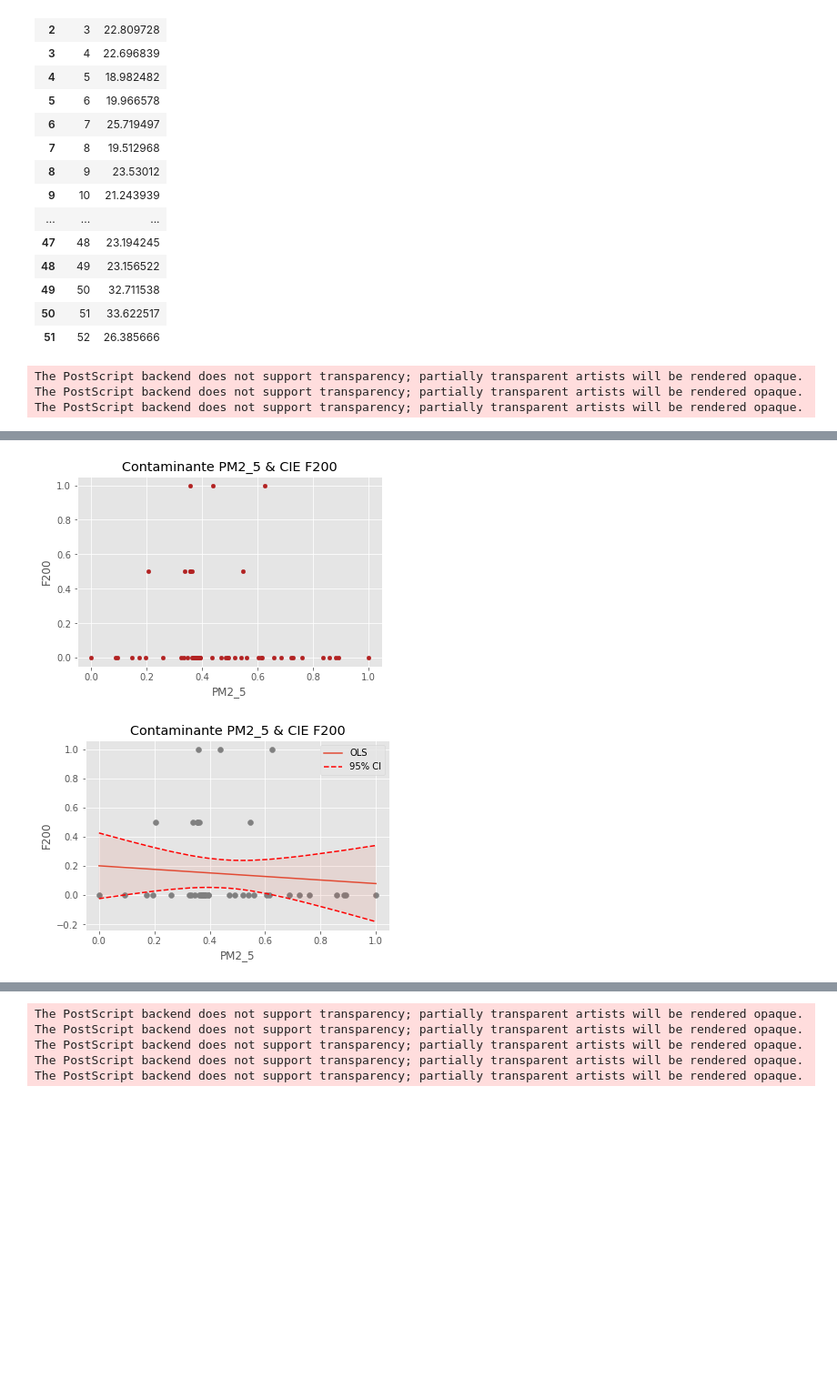
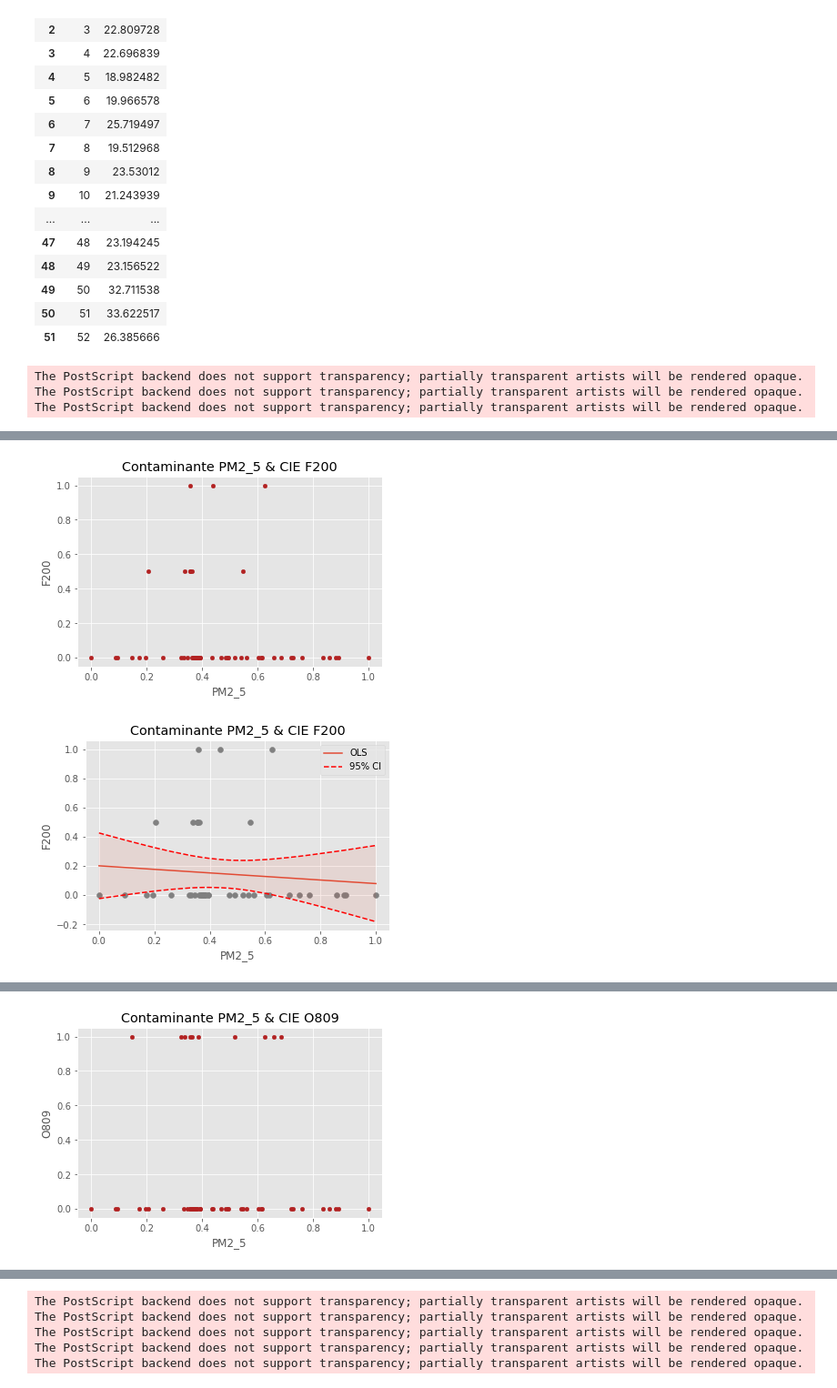
Before and after one commit to selenebpradop/relaciones-contaminantes-salud, a Jupyter notebook: Jupyter/regresion_lineal_PM2_5_egresos.ipynb, the cells around one changed output, grey strips where cells are left out. Shown at 91% size. Drawn from its saved outputs; the diff is of its cells as text; code cells hidden in the pictures; blank space fills up the shorter version.

```diff
--- a/Jupyter/regresion_lineal_PM2_5_egresos.ipynb
+++ b/Jupyter/regresion_lineal_PM2_5_egresos.ipynb
@@ -732,32 +693,28 @@ ciesaño = dataframeegresosaño.groupby(['DIAG_INI', 'sem']).count()
 
 # Se importan las librerias necesarias
 from sklearn import preprocessing
-import seaborn as sns
 import matplotlib.pyplot as plt
-import string
 # Preprocesado y modelado
 # ==============================================================================
 from scipy.stats import pearsonr
-from sklearn.linear_model import LinearRegression
 from sklearn.model_selection import train_test_split
-from sklearn.metrics import r2_score
 from sklearn.metrics import mean_squared_error
 import statsmodels.api as sm
-import statsmodels.formula.api as smf
 from matplotlib import style
+import latextable
+from texttable import Texttable
+
+
 # Configuración warnings
 # ==============================================================================
 import warnings
 warnings.filterwarnings('ignore')
-
 # Configuración matplotlib
 # ==============================================================================
 plt.rcParams['image.cmap'] = "bwr"
 #plt.rcParams['figure.dpi'] = "100"
 plt.rcParams['savefig.bbox'] = "tight"
 style.use('ggplot') or plt.style.use('ggplot')
-
-import numpy as np
 
 s_scaler = preprocessing.StandardScaler()
 # Se crea la lista 'ind' con los indices de las semanas empezando con el 1
@@ -766,18 +723,17 @@ n = len(semanas.index)
 for i in range (n):
     ind.append(i+1)
 
-# Se guardan las letras del abdcedario en mayusculas en la lista 'letras' para la agrupación de CIEs
-letras = []
-for letra in string.ascii_uppercase:
-    letras.append(str(letra))
 # Se inicia un contador para controlar la cantidad de graficos a generar
 cont = 0
 maximo = 5
 
+datatable = [['CIE', 'Correlación', 'R^2', 'Valor p', 'Error']]
 datacorr = []
 colors = []
 spoke_labels = []
-
+datacorrmult = []
+labels_reg_mult = []
+exclude_p = []
 # Proceso de generación de las figuras
 print('\n' + año)
 for name in diagnosticosaño.index:
@@ -790,17 +746,22 @@ for name in diagnosticosaño.index:
         for i in range (n):
             dataframegraficoañocontaminantecie[contaminante][i+1] = dataframesemanascontaminanteaño[contaminante][i]
         col_names = [contaminante, name]
+        dataframegraficoañocontaminantecie = dataframegraficoañocontaminantecie.fillna(0)
 
         # MODELO DE REGRESIÓN LINEAL
         # ==============================================================================
-        dataframegraficoañocontaminantecie = dataframegraficoañocontaminantecie.fillna(0)
+        datacie = []
+        for id in dataframegraficoañocontaminantecie.index:
+            datacie.append(dataframegraficoañocontaminantecie[name][id])
+        datacorrmult.append(datacie)
+        datatablecie = [col_names[1]]
         spoke_labels.append(col_names[1])
+        labels_reg_mult.append(col_names[1])
         datos = pd.DataFrame(dataframegraficoañocontaminantecie, columns=col_names)
         datos = (datos - datos.min()) / (datos.max() - datos.min())
         # Gráfico
         # ==============================================================================
         fig, ax = plt.subplots(figsize=(6, 3.84))
-
         datos.plot(
             x    = col_names[0],
             y    = col_names[1],
@@ -809,25 +770,19 @@ for name in diagnosticosaño.index:
             ax   = ax
         )
         ax.set_title('Contaminante ' + col_names[0] + ' & CIE ' + col_names[1])
-        print('\n\n Contaminante ' + col_names[0] + ' & CIE ' + col_names[1])
-
         # Correlación lineal entre las dos variables
         # ==============================================================================
-        corr_test = pearsonr(x = datos[col_names[0]].fillna(0), y =  datos[col_names[1]].fillna(0))
-        print("Coeficiente de correlación de Pearson: ", corr_test[0])
-        print("P-value: ", corr_test[1])
-
+        corr_test = pearsonr(x = datos[col_names[0]], y =  datos[col_names[1]])
+        datatablecie.append(str(corr_test[0]))
         datacorr.append(abs(corr_test[0]))
         if(corr_test[0] < 0):
             colors.append('r')
         else:
             colors.append('b')
-
         # División de los datos en train y test
         # ==============================================================================
-        X = datos[[col_names[0]]].fillna(0)
-        y = datos[col_names[1]].fillna(0)
-
+        X = datos[[col_names[0]]]
+        y = datos[col_names[1]]
         X_train, X_test, y_train, y_test = train_test_split(
             X.values.reshape(-1,1),
             y.values.reshape(-1,1),
@@ -835,38 +790,29 @@ for name in diagnosticosaño.index:
             random_state = 1234,
             shuffle      = True
         )
-
         X_train = sm.add_constant(X_train, prepend=True)
         modelo = sm.OLS(endog=y_train, exog=X_train)
         modelo = modelo.fit()
-        print(modelo.summary())
-
-        sml = modelo.summary().as_latex()
-        namefile = 'modelos_latex/' + 'regresion_lineal_' + col_names[0] + '&' + col_names[1] + '_' + año + '.tex'
-        f = open(namefile, 'w')
-        with open(namefile, 'w') as f:
-            f.write(sml)
-
+        datatablecie.append(str(modelo.rsquared))
+        datatablecie.append(str(modelo.pvalues[1]))
+        if(modelo.pvalues[1]>0.05):
+            exclude_p.append(col_names[1])
         # Intervalos de confianza para los coeficientes del modelo
         # # ==============================================================================
         modelo.conf_int(alpha=0.05)
-
         # Predicciones con intervalo de confianza del 95%
         # # ==============================================================================
         predicciones = modelo.get_prediction(exog = X_train).summary_frame(alpha=0.05)
         predicciones.head(4)
-
         # Predicciones con intervalo de confianza del 95%
         # ==============================================================================
         predicciones = modelo.get_prediction(exog = X_train).summary_frame(alpha=0.05)
         predicciones['x'] = X_train[:, 1]
         predicciones['y'] = y_train
         predicciones = predicciones.sort_values('x')
-
         # Gráfico del modelo
         # ==============================================================================
         fig, ax = plt.subplots(figsize=(6, 3.84))
-
         ax.set_title('Contaminante ' + col_names[0] + ' & CIE ' + col_names[1])
         ax.set_xlabel(col_names[0])
         ax.set_ylabel(col_names[1])
@@ -876,10 +822,8 @@ for name in diagnosticosaño.index:
         ax.plot(predicciones['x'], predicciones["mean_ci_upper"], linestyle='--', color='red')
         ax.fill_between(predicciones['x'], predicciones["mean_ci_lower"], predicciones["mean_ci_upper"], alpha=0.1)
         ax.legend()
-
         plt.savefig(contaminante + '/' + 'regresion_lineal_' + col_names[0] + '&' + col_names[1] + '_' + año + '.eps', format='eps')
         plt.savefig(contaminante + '/' + 'regresion_lineal_' + col_names[0] + '&' + col_names[1] + '_' + año + '.jpg', format='jpg')
-
         # Error de test del modelo
         # ==============================================================================
         X_test = sm.add_constant(X_test, prepend=True)
@@ -888,17 +832,40 @@ for name in diagnosticosaño.index:
             y_true  = y_test,
             y_pred  = predicciones,
             squared = False
-            )
-        print("")
+        )
         vmin = abs(y_train.min())
         vmax = abs(y_train.max())
         pval = vmin + vmax
         pe = (rmse*100)/pval
-        print(f"El error (rmse) de test es: {rmse}")
-        print(f"El porcentaje de error de test es: {pe}")
-
+        merror = f'{pe:.3f}'
+        datatablecie.append(rmse)
+        datatable.append(datatablecie)
 
     cont = cont+1
+
+table = Texttable()
+table.set_cols_align(["c"] * 5)
+table.set_deco(Texttable.HEADER | Texttable.VLINES)
+table.add_rows(datatable)
+sml = latextable.draw_latex(table, caption='Resultados obtenidos ' + col_names[0] + ' ' + año)
+namefile = 'modelos_latex/' + 'regresion_lineal_' + col_names[0] + '_' + año + '.tex'
+f = open(namefile, 'w')
+with open(namefile, 'w') as f:
+    f.write(sml)
+f.close()
+print(table.draw())
+# DATOS MODELO DE REGRESIÓN LINEAL MULTIPLE
+# ==============================================================================
+labels_reg_mult.append(col_names[0])
+datacontaminante = []
+for id in dataframegraficoañocontaminantecie.index:
+            datacontaminante.append(dataframegraficoañocontaminantecie[contaminante][id])
+datacorrmult.append(datacontaminante)
+datarlm = pd.DataFrame()
+ii = len(datacorrmult)
+for yy in range(ii):
+    datarlm.insert(yy, labels_reg_mult[yy], datacorrmult[yy])
+datarlm = (datarlm - datarlm.min()) / (datarlm.max() - datarlm.min())
 # %% [output]
 The PostScript backend does not support transparency; partially transparent artists will be rendered opaque.
 The PostScript backend does not support transparency; partially transparent artists will be rendered opaque.
@@ -1005,0 +895 @@ El porcentaje de error de test es: 64.89458281388507
+[figure, added]
```
Also changed, not shown: parts of 9 cells of this notebook, 3 other files.
